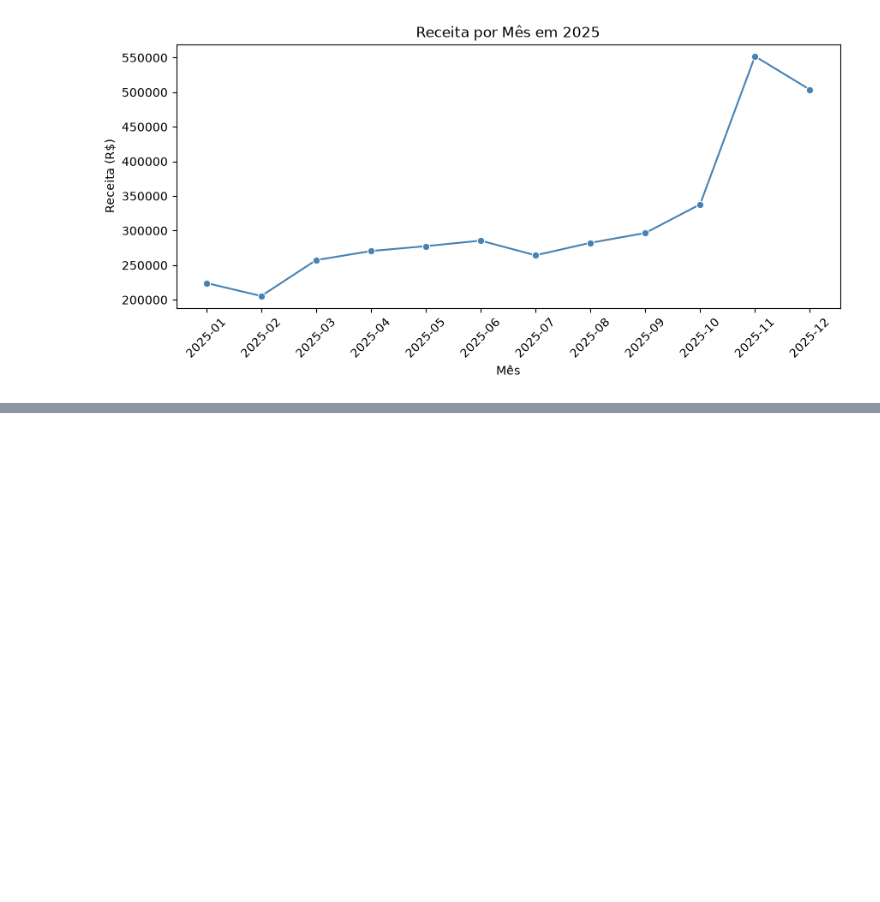
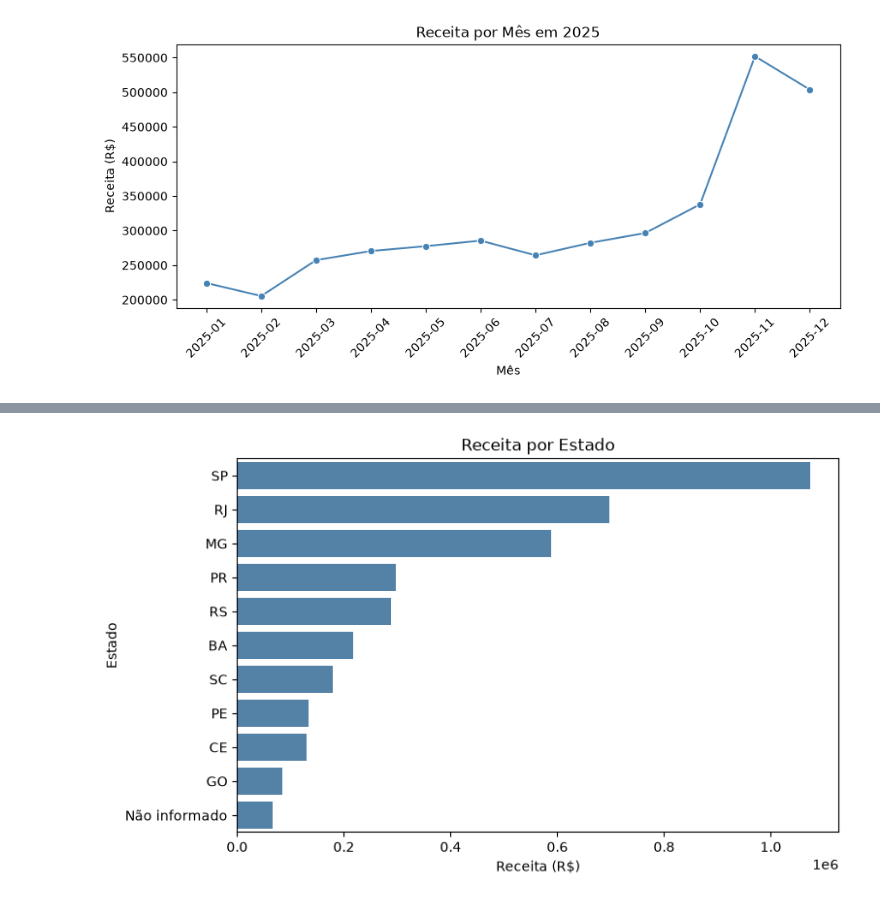
Before and after one commit to ricardo-paganini/ecommerce-sales-analysis, a Jupyter notebook: ecommerce-sales-analysis.ipynb, the cells around one changed output, grey strips where cells are left out. Cells and saved outputs as stored; diff of their text form; code cells hidden in the pictures; blank space fills up the shorter version.

Commit message:
Add seasonality observations and revenue by state analysis

```diff
--- a/ecommerce-sales-analysis.ipynb
+++ b/ecommerce-sales-analysis.ipynb
@@ -554,0 +571,15 @@ plt.show()
+# %%
+query = '''
+SELECT c.state,
+       ROUND(SUM(oi.quantity * p.unit_price), 2) AS revenue
+FROM order_items oi
+JOIN orders o ON oi.order_id = o.order_id
+JOIN products p ON oi.product_id = p.product_id
+JOIN customers c ON o.customer_id = c.customer_id
+WHERE o.status = 'Entregue'
+GROUP BY c.state
+ORDER BY revenue DESC
+'''
+
+revenue_by_state = pd.read_sql(query, conn)
+display(revenue_by_state)
@@ -554,0 +599,9 @@ plt.show()
+# %%
+plt.figure(figsize=(8, 5))
+sns.barplot(data=revenue_by_state, x='revenue', y='state', color='steelblue')
+plt.title('Receita por Estado')
+plt.xlabel('Receita (R$)')
+plt.ylabel('Estado')
+plt.show()
+# %% [output]
+[figure, added]
```
Also changed, not shown: parts of 3 cells of this notebook.
